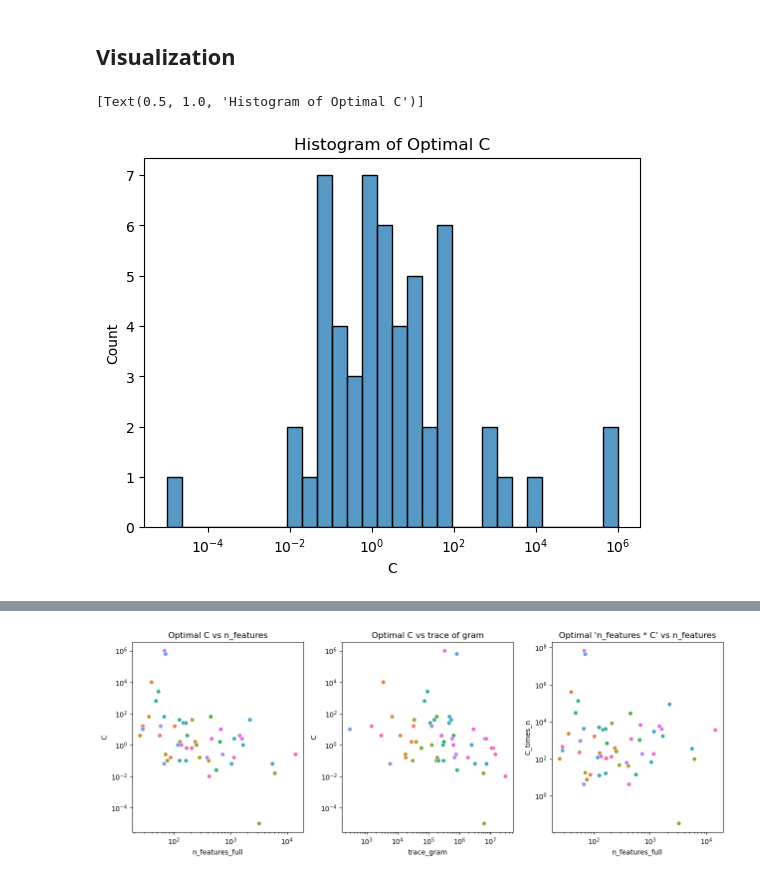
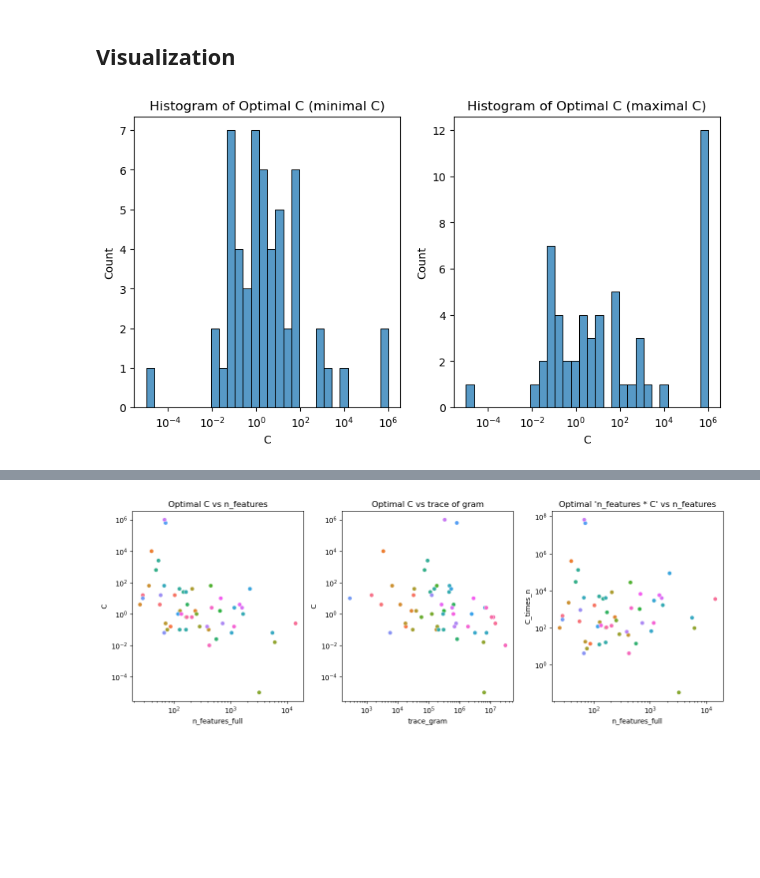
Before and after one commit to lorentzenchr/notebooks, a Jupyter notebook: logistic_regression_optimal_penalty.ipynb, the cells around one changed output, grey strips where cells are left out. Cells and saved outputs as stored; diff of their text form; code cells hidden in the pictures; blank space fills up the shorter version.

Commit message:
Improve plots of logistic regression optimal penalty

```diff
--- a/logistic_regression_optimal_penalty.ipynb
+++ b/logistic_regression_optimal_penalty.ipynb
@@ -383,12 +383,19 @@ shape: (364, 13)
 # %% [markdown]
 Note that some datasets have minimal log loss for several values of `C`. So we need to be careful and select the smallest `C` (strongest regularization) among the `C` with minimal log loss.
 # %%
-df_min_C = df.filter(
+df_min_log_loss_min_C = df.filter(
     pl.col("log_loss") == pl.min("log_loss").over("dataset")  # minimum log loss
 ).filter(
     pl.col("C") == pl.min("C").over("dataset")  # mininum C -> strongest penalty
 )
-df_min_C
+
+df_min_log_loss_max_C = df.filter(
+    pl.col("log_loss") == pl.min("log_loss").over("dataset")  # minimum log loss
+).filter(
+    pl.col("C") == pl.max("C").over("dataset")  # maximum C -> smallest penalty
+)
+
+df_min_log_loss_min_C
 # %% [output]
 shape: (54, 13)
 | dataset | data_id | n_samples | n_features | n_classes | n_splits | C | log_loss | log_loss_std | n_features_full | ... |
@@ -425,14 +432,16 @@ df["dataset"].n_unique()
 import matplotlib.pyplot as plt
 import seaborn as sns
 # %%
-g = sns.histplot(
-    data=df_min_C,
-    x="C",
-    log_scale=True,
-    bins=30,
+fig, axes = plt.subplots(ncols=2, figsize=(6.4 * 1.5, 4.8))
+for i, df_tmp in enumerate([df_min_log_loss_min_C, df_min_log_loss_max_C]):
+    g = sns.histplot(
+        data=df_tmp,
+        x="C",
+        log_scale=True,
+        bins=30,
+        ax=axes[i],
 )
-g.set(title="Histogram of Optimal C")
+    g.set(title=f"Histogram of Optimal C ({["minimal", "maximal"][i]} C)")
 # %% [output]
-[Text(0.5, 1.0, 'Histogram of Optimal C')]
-[figure, old version]
+[figure, new version]
 # %%
```
Also changed, not shown: parts of 2 cells of this notebook.
